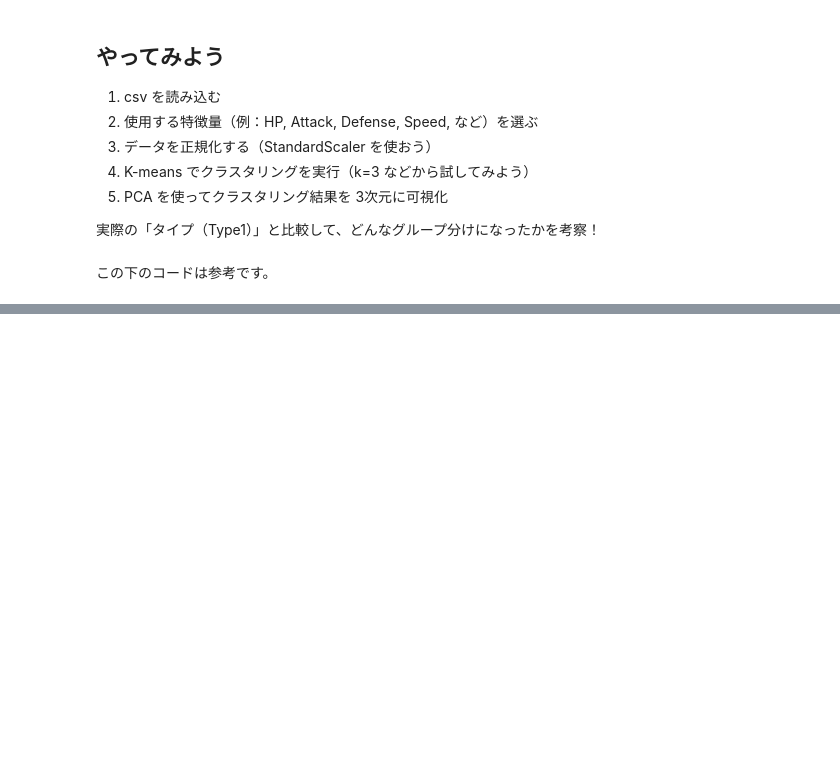
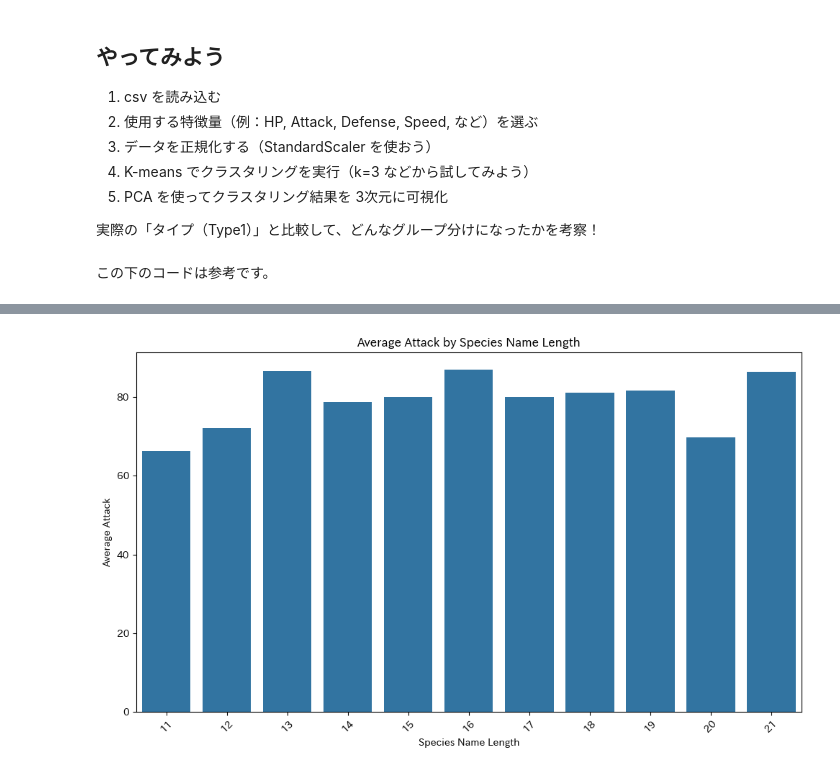
Before and after one commit to FukuokaIruka/Ex3, a Jupyter notebook: jikken3_1_ipynb_のコピー.ipynb, the cells around one changed output, grey strips where cells are left out. Saved outputs shown, nothing was run; the diff lists cells and outputs as text; code cells hidden in the pictures; blank space fills up the shorter version.

```diff
--- a/jikken3_1_ipynb_のコピー.ipynb
+++ b/jikken3_1_ipynb_のコピー.ipynb
@@ -629,6 +704,6 @@ https://www.kaggle.com/datasets/mariotormo/complete-pokemon-dataset-updated-0904
 # %%
 import pandas as pd
 
-pokemon = pd.read_csv("/content/pokedex_(Update_04.21).csv")
+pokemon = pd.read_csv("/content/pokedex_(Update_05.20).csv")
 from google.colab import data_table
 data_table.DataTable(pokemon)
@@ -665,0 +761,16 @@ plt.show()
+# %%
+# prompt: compare the length of species letter and attack, show it on graph
+
+pokemon['species_letter_len'] = pokemon['species'].apply(lambda x: len(x))
+
+# Create a bar plot comparing 'species_letter_len' and 'attack'
+plt.figure(figsize=(10, 6))
+sns.barplot(x=pokemon['species_letter_len'], y=pokemon['attack'], errorbar=None)
+plt.title('Average Attack by Species Name Length')
+plt.xlabel('Species Name Length')
+plt.ylabel('Average Attack')
+plt.xticks(rotation=45)
+plt.tight_layout()
+plt.show()
+# %% [output]
+[figure, added]
```
Also changed, not shown: parts of 41 cells of this notebook.
